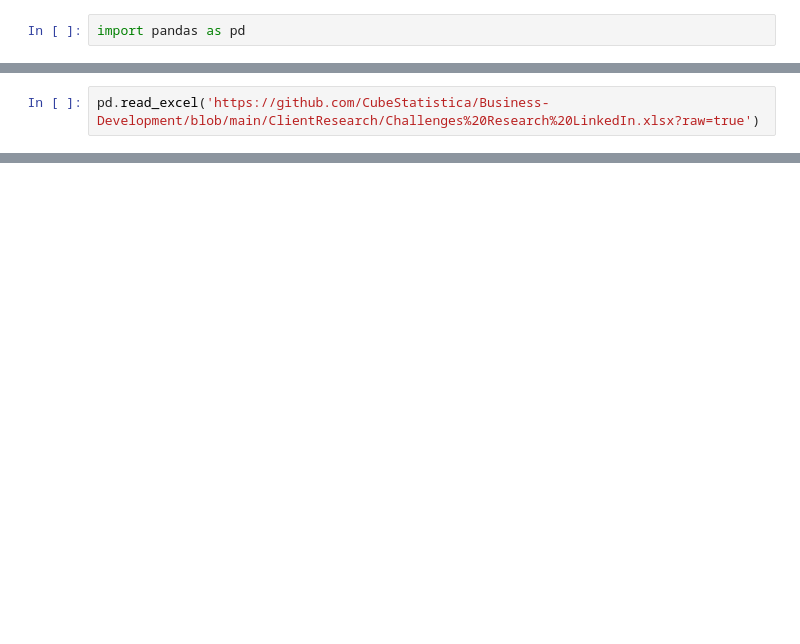
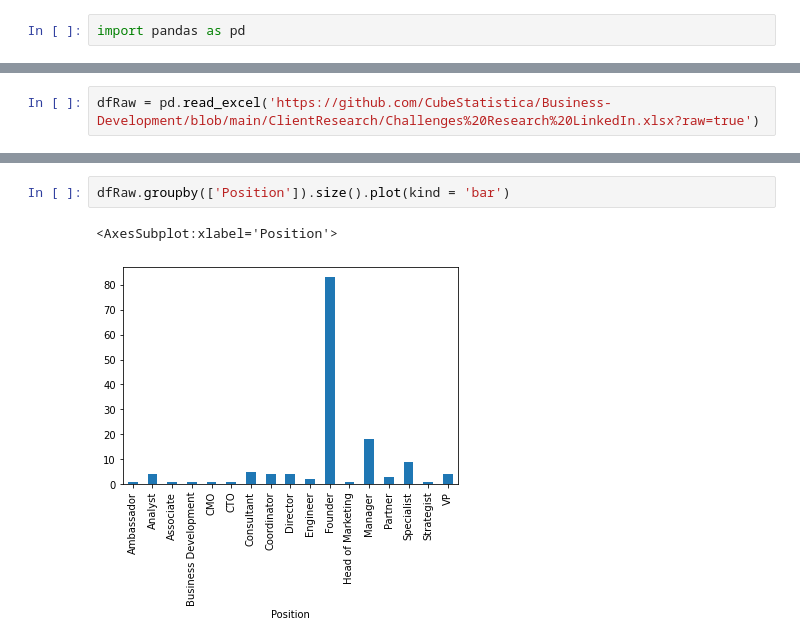
Before and after one commit to CubeStatistica/Learning-Data-Science-Properly-for-Work-and-Production-Using-Python, a Jupyter notebook: EDA.ipynb, the cells around one changed output, grey strips where cells are left out. Cells and saved outputs as stored; diff of their text form; blank space fills up the shorter version.

```diff
--- a/EDA.ipynb
+++ b/EDA.ipynb
@@ -11,2 +3,2 @@ UnicodeDecodeError: 'utf-8' codec can't decode byte 0xc7 in position 14: invalid
 # %%
-pd.read_excel('https://github.com/CubeStatistica/Business-Development/blob/main/ClientResearch/Challenges%20Research%20LinkedIn.xlsx?raw=true')
+dfRaw = pd.read_excel('https://github.com/CubeStatistica/Business-Development/blob/main/ClientResearch/Challenges%20Research%20LinkedIn.xlsx?raw=true')
@@ -26,0 +179,5 @@ pd.read_excel('https://github.com/CubeStatistica/Business-Development/blob/main/
+# %%
+dfRaw.groupby(['Position']).size().plot(kind = 'bar')
+# %% [output]
+<AxesSubplot:xlabel='Position'>
+[figure, added]
```
Also changed, not shown: parts of 62 cells of this notebook, 1 other file.
